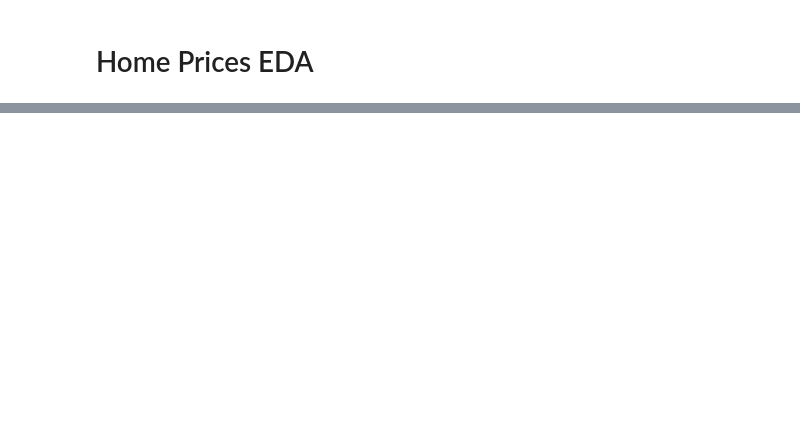
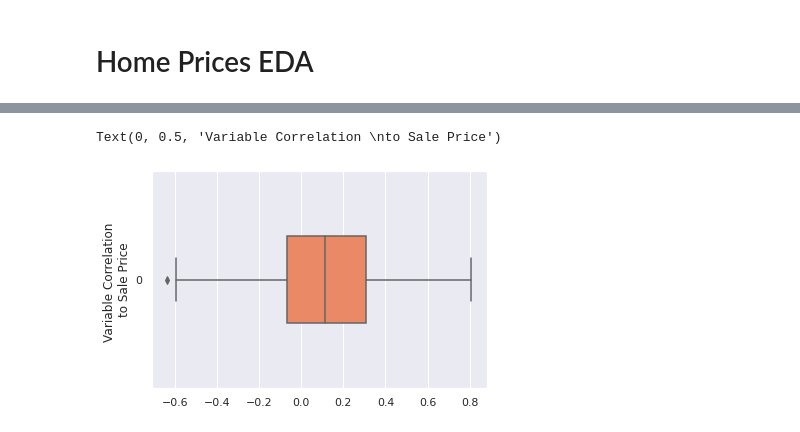
Before and after one commit to oimartin/Predicting_House_Prices, a Jupyter notebook: predicting_home_prices.ipynb, the cells around one changed output, grey strips where cells are left out. Drawn from its saved outputs; the diff is of its cells as text; code cells hidden in the pictures; blank space fills up the shorter version.

```diff
--- a/predicting_home_prices.ipynb
+++ b/predicting_home_prices.ipynb
@@ -770,0 +529,11 @@ See the caveats in the documentation: https://pandas.pydata.org/pandas-docs/stab
+# %%
+# Create feature combining MoSold values into seasons
+# winter: 12, 1, 2 = 1
+# Spring: 3, 4, 5 = 2
+# Summer: 6, 7, 8 = 3
+# Fall: 9, 10, 11 = 4
+
+data['Season'] = data['MoSold'].replace({12: 1, 1: 1, 2: 1, 3: 2,
+                                               4: 2, 5: 2, 6: 3, 7: 3,
+                                               8: 3, 9: 4, 10: 4, 11: 4})
+data.head()
@@ -770,0 +560,6 @@ See the caveats in the documentation: https://pandas.pydata.org/pandas-docs/stab
+# %%
+# Create 30 year time periods feature
+bins = [1870, 1900, 1930, 1960, 1990, 2010]
+group_names = [0, 1, 2, 3, 4]
+data['YearBuilt_bin'] = pd.cut(data['YearBuilt'], bins, labels=group_names).astype('float')
+data.head()
@@ -770,0 +606,4 @@ See the caveats in the documentation: https://pandas.pydata.org/pandas-docs/stab
+# %%
+# Create feature combining structure area of AboveGround Living Area, Garage Area, and Bsmt Area
+data['TotalStructureArea'] = data['GrLivArea'] + data['GarageArea'] + data['TotalBsmtSF']
+data.head()
@@ -770,0 +618,6 @@ See the caveats in the documentation: https://pandas.pydata.org/pandas-docs/stab
+# %%
+# seperate train data from data df and add SalePrice information back in the df
+train_en_fill = data.iloc[:1460]
+train_en_fill['SalePrice'] = y.copy()
+
+train_en_fill
@@ -770,0 +642,16 @@ See the caveats in the documentation: https://pandas.pydata.org/pandas-docs/stab
+# %%
+# find correlations between variables and save only 'SalePrice' col
+# remove Id and SalePrice columns
+
+SalePrice_corr_train = train_en_fill.corr()['SalePrice'].drop(labels=['Id', 'SalePrice'])
+
+# Create boxplot of all columns with numerical values correlation to saleprice
+sns.set_theme(color_codes=True)
+
+# Take out correlation between SalePrice and itself
+sns.boxplot(data=SalePrice_corr_train, orient='h', width=0.4,
+           color='coral')
+plt.ylabel('Variable Correlation \nto Sale Price')
+# %% [output]
+Text(0, 0.5, 'Variable Correlation \nto Sale Price')
+[figure, added]
```
Also changed, not shown: parts of 70 cells of this notebook.
